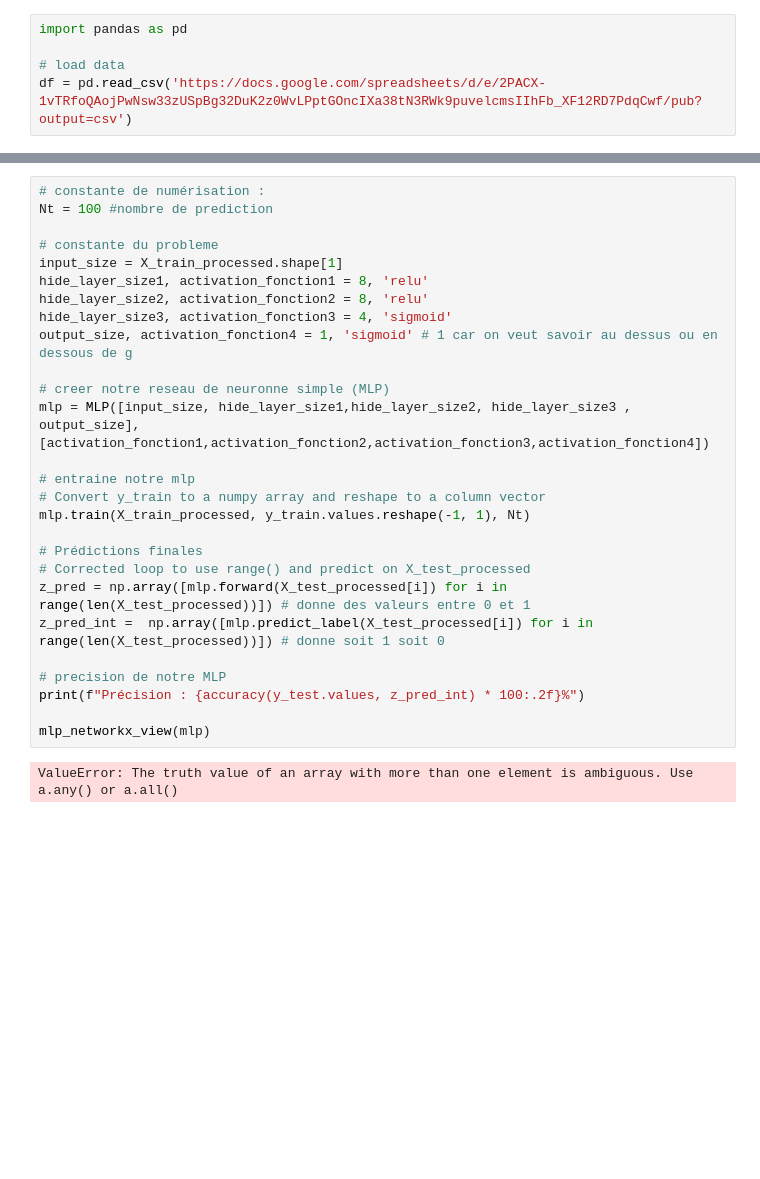
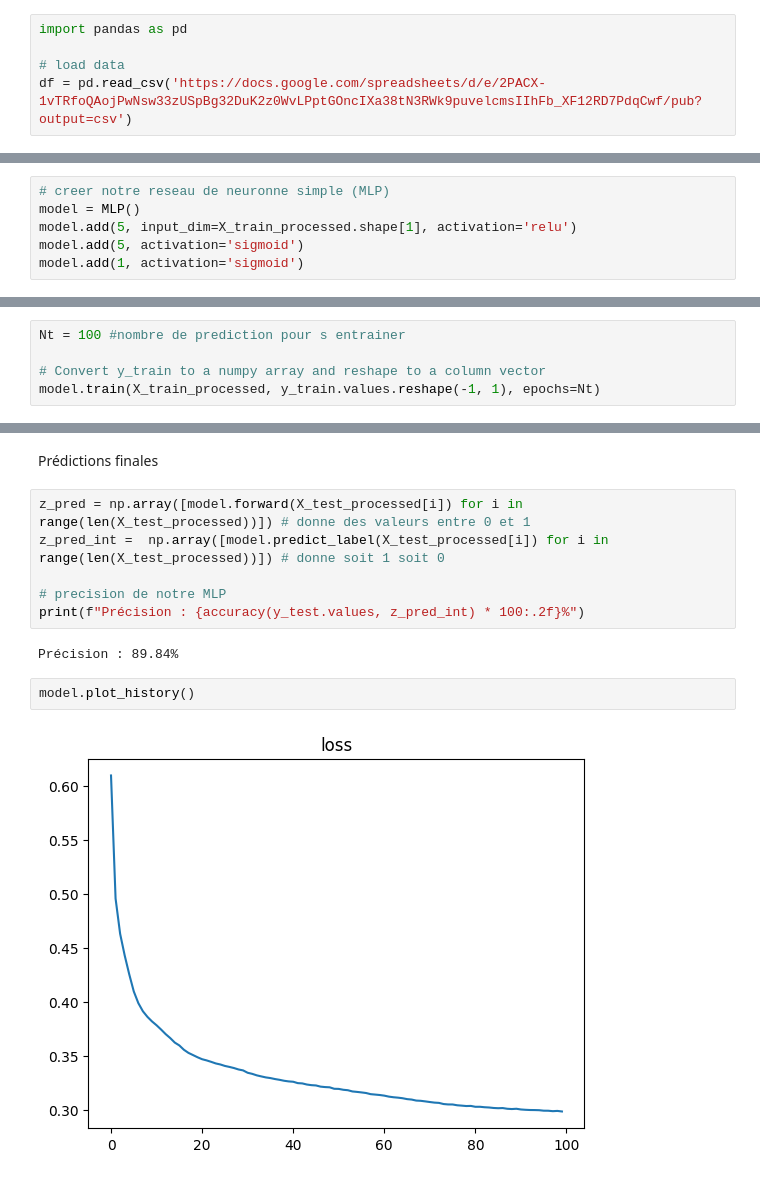
Before and after one commit to TheoHUETQC/machine-learning, a Jupyter notebook: project/my_neural_network/my_neural_network.ipynb, the cells around one changed output, grey strips where cells are left out. Saved outputs shown, nothing was run; the diff lists cells and outputs as text; blank space fills up the shorter version.

Commit message:
Update my neural network project part

```diff
--- a/project/my_neural_network/my_neural_network.ipynb
+++ b/project/my_neural_network/my_neural_network.ipynb
@@ -110,0 +81,6 @@ X_test_processed = col_transformer.transform(X_test)
+# %%
+# creer notre reseau de neuronne simple (MLP)
+model = MLP()
+model.add(5, input_dim=X_train_processed.shape[1], activation='relu')
+model.add(5, activation='sigmoid')
+model.add(1, activation='sigmoid')
@@ -110,0 +89,5 @@ X_test_processed = col_transformer.transform(X_test)
+# %%
+Nt = 100 #nombre de prediction pour s entrainer
+
+# Convert y_train to a numpy array and reshape to a column vector
+model.train(X_train_processed, y_train.values.reshape(-1, 1), epochs=Nt)
@@ -111,29 +106,14 @@ X_test_processed = col_transformer.transform(X_test)
+# %% [markdown]
+Prédictions finales
 # %%
-# constante de numérisation :
-Nt = 100 #nombre de prediction
-
-# constante du probleme
-input_size = X_train_processed.shape[1]
-hide_layer_size1, activation_fonction1 = 8, 'relu'
-hide_layer_size2, activation_fonction2 = 8, 'relu'
-hide_layer_size3, activation_fonction3 = 4, 'sigmoid'
-output_size, activation_fonction4 = 1, 'sigmoid' # 1 car on veut savoir au dessus ou en dessous de g
-
-# creer notre reseau de neuronne simple (MLP)
-mlp = MLP([input_size, hide_layer_size1,hide_layer_size2, hide_layer_size3 , output_size],[activation_fonction1,activation_fonction2,activation_fonction3,activation_fonction4])
-
-# entraine notre mlp
-# Convert y_train to a numpy array and reshape to a column vector
-mlp.train(X_train_processed, y_train.values.reshape(-1, 1), Nt)
-
-# Prédictions finales
-# Corrected loop to use range() and predict on X_test_processed
-z_pred = np.array([mlp.forward(X_test_processed[i]) for i in range(len(X_test_processed))]) # donne des valeurs entre 0 et 1
-z_pred_int =  np.array([mlp.predict_label(X_test_processed[i]) for i in range(len(X_test_processed))]) # donne soit 1 soit 0
+z_pred = np.array([model.forward(X_test_processed[i]) for i in range(len(X_test_processed))]) # donne des valeurs entre 0 et 1
+z_pred_int =  np.array([model.predict_label(X_test_processed[i]) for i in range(len(X_test_processed))]) # donne soit 1 soit 0
 
 # precision de notre MLP
 print(f"Précision : {accuracy(y_test.values, z_pred_int) * 100:.2f}%")
-
-mlp_networkx_view(mlp)
 # %% [output]
-ValueError: The truth value of an array with more than one element is ambiguous. Use a.any() or a.all()
+Précision : 89.84%
+# %%
+model.plot_history()
+# %% [output]
+[figure, added]
```
Also changed, not shown: parts of 9 cells of this notebook, 5 other files.
